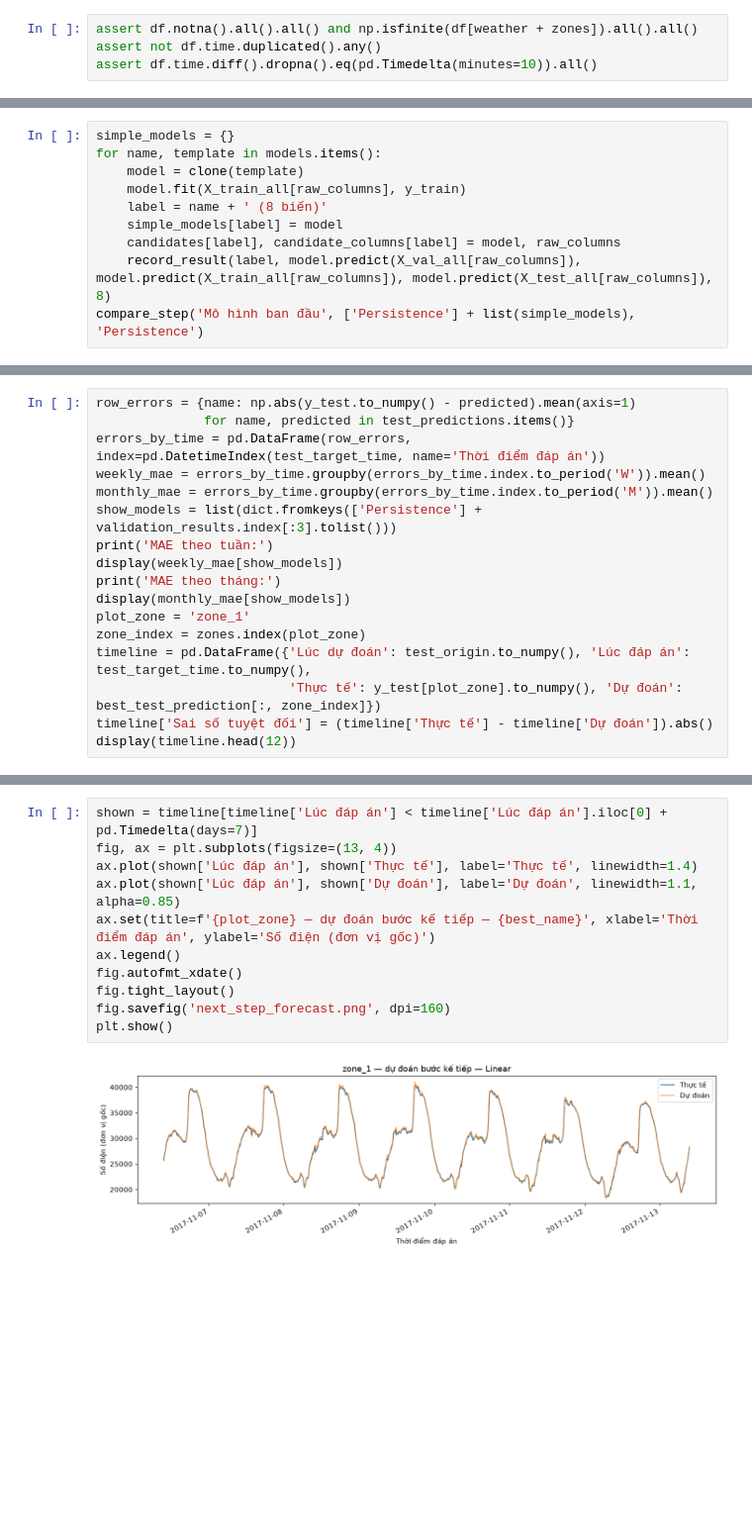
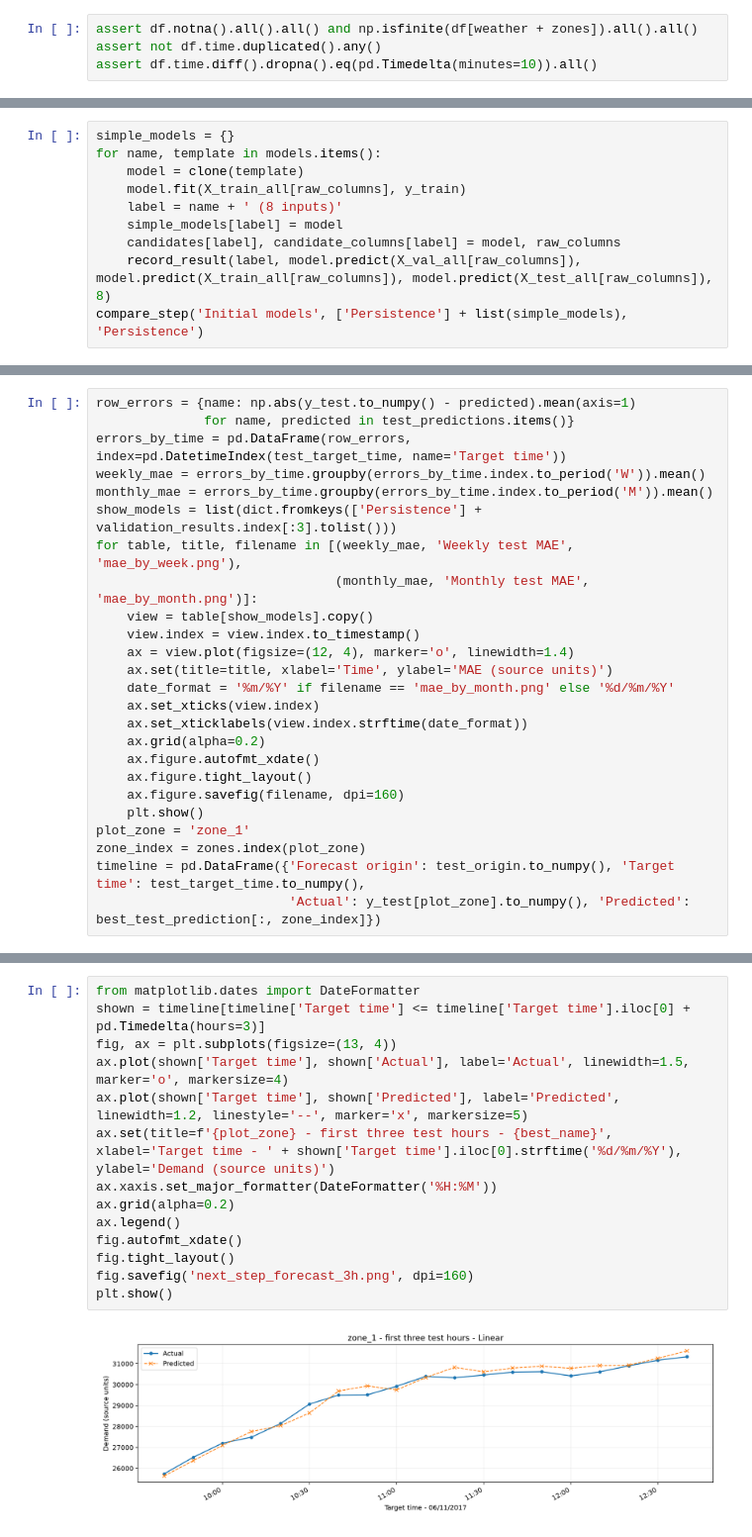
Before and after one commit to huy1907ddddddd/DS66B_group_14, a Jupyter notebook: notebooks/GridWatch_Colab.ipynb, the cells around one changed output, grey strips where cells are left out. Shown at 99% size. Drawn from its saved outputs; the diff is of its cells as text; blank space fills up the shorter version.

```diff
--- a/notebooks/GridWatch_Colab.ipynb
+++ b/notebooks/GridWatch_Colab.ipynb
@@ -261,9 +244,9 @@ simple_models = {}
 for name, template in models.items():
     model = clone(template)
     model.fit(X_train_all[raw_columns], y_train)
-    label = name + ' (8 biến)'
+    label = name + ' (8 inputs)'
     simple_models[label] = model
     candidates[label], candidate_columns[label] = model, raw_columns
     record_result(label, model.predict(X_val_all[raw_columns]), model.predict(X_train_all[raw_columns]), model.predict(X_test_all[raw_columns]), 8)
-compare_step('Mô hình ban đầu', ['Persistence'] + list(simple_models), 'Persistence')
+compare_step('Initial models', ['Persistence'] + list(simple_models), 'Persistence')
 # %% [output]
@@ -735,18 +804,26 @@ Bảng tuần/tháng so Persistence và ba phương án tốt nhất theo valida
 # %%
 row_errors = {name: np.abs(y_test.to_numpy() - predicted).mean(axis=1)
               for name, predicted in test_predictions.items()}
-errors_by_time = pd.DataFrame(row_errors, index=pd.DatetimeIndex(test_target_time, name='Thời điểm đáp án'))
+errors_by_time = pd.DataFrame(row_errors, index=pd.DatetimeIndex(test_target_time, name='Target time'))
 weekly_mae = errors_by_time.groupby(errors_by_time.index.to_period('W')).mean()
 monthly_mae = errors_by_time.groupby(errors_by_time.index.to_period('M')).mean()
 show_models = list(dict.fromkeys(['Persistence'] + validation_results.index[:3].tolist()))
-print('MAE theo tuần:')
-display(weekly_mae[show_models])
-print('MAE theo tháng:')
-display(monthly_mae[show_models])
+for table, title, filename in [(weekly_mae, 'Weekly test MAE', 'mae_by_week.png'),
+                               (monthly_mae, 'Monthly test MAE', 'mae_by_month.png')]:
+    view = table[show_models].copy()
+    view.index = view.index.to_timestamp()
+    ax = view.plot(figsize=(12, 4), marker='o', linewidth=1.4)
+    ax.set(title=title, xlabel='Time', ylabel='MAE (source units)')
+    date_format = '%m/%Y' if filename == 'mae_by_month.png' else '%d/%m/%Y'
+    ax.set_xticks(view.index)
+    ax.set_xticklabels(view.index.strftime(date_format))
+    ax.grid(alpha=0.2)
+    ax.figure.autofmt_xdate()
+    ax.figure.tight_layout()
+    ax.figure.savefig(filename, dpi=160)
+    plt.show()
 plot_zone = 'zone_1'
 zone_index = zones.index(plot_zone)
-timeline = pd.DataFrame({'Lúc dự đoán': test_origin.to_numpy(), 'Lúc đáp án': test_target_time.to_numpy(),
-                         'Thực tế': y_test[plot_zone].to_numpy(), 'Dự đoán': best_test_prediction[:, zone_index]})
-timeline['Sai số tuyệt đối'] = (timeline['Thực tế'] - timeline['Dự đoán']).abs()
-display(timeline.head(12))
+timeline = pd.DataFrame({'Forecast origin': test_origin.to_numpy(), 'Target time': test_target_time.to_numpy(),
+                         'Actual': y_test[plot_zone].to_numpy(), 'Predicted': best_test_prediction[:, zone_index]})
 # %% [output]
@@ -786,13 +837,16 @@ Hiện 7 ngày đầu test để nhìn rõ từng lần tăng/giảm. Bảng đi
 # %%
-shown = timeline[timeline['Lúc đáp án'] < timeline['Lúc đáp án'].iloc[0] + pd.Timedelta(days=7)]
+from matplotlib.dates import DateFormatter
+shown = timeline[timeline['Target time'] <= timeline['Target time'].iloc[0] + pd.Timedelta(hours=3)]
 fig, ax = plt.subplots(figsize=(13, 4))
-ax.plot(shown['Lúc đáp án'], shown['Thực tế'], label='Thực tế', linewidth=1.4)
-ax.plot(shown['Lúc đáp án'], shown['Dự đoán'], label='Dự đoán', linewidth=1.1, alpha=0.85)
-ax.set(title=f'{plot_zone} — dự đoán bước kế tiếp — {best_name}', xlabel='Thời điểm đáp án', ylabel='Số điện (đơn vị gốc)')
+ax.plot(shown['Target time'], shown['Actual'], label='Actual', linewidth=1.5, marker='o', markersize=4)
+ax.plot(shown['Target time'], shown['Predicted'], label='Predicted', linewidth=1.2, linestyle='--', marker='x', markersize=5)
+ax.set(title=f'{plot_zone} - first three test hours - {best_name}', xlabel='Target time - ' + shown['Target time'].iloc[0].strftime('%d/%m/%Y'), ylabel='Demand (source units)')
+ax.xaxis.set_major_formatter(DateFormatter('%H:%M'))
+ax.grid(alpha=0.2)
 ax.legend()
 fig.autofmt_xdate()
 fig.tight_layout()
-fig.savefig('next_step_forecast.png', dpi=160)
+fig.savefig('next_step_forecast_3h.png', dpi=160)
 plt.show()
 # %% [output]
-[figure, old version]
+[figure, new version]
```
Also changed, not shown: parts of 71 cells of this notebook, 1 other file.
